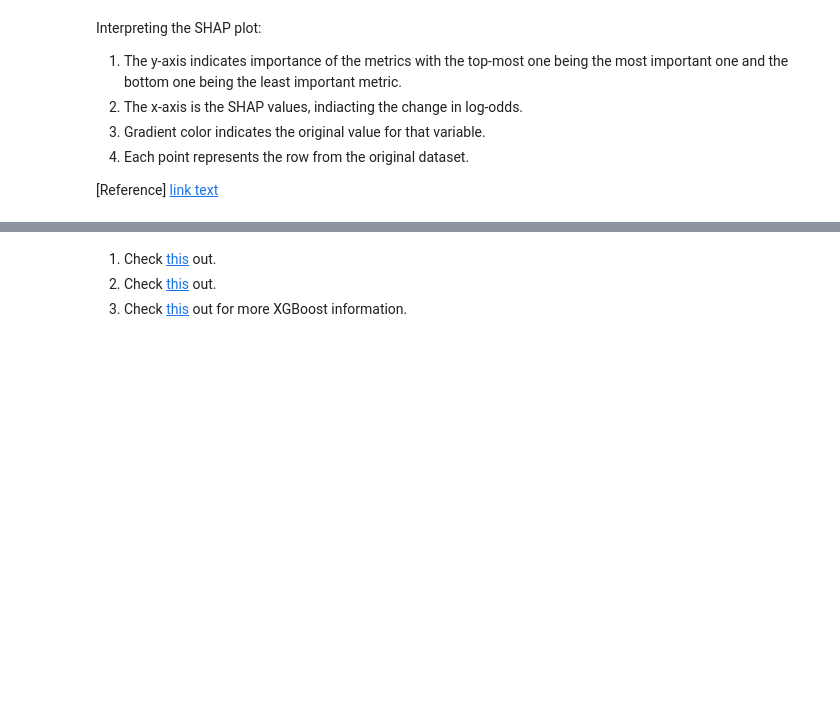
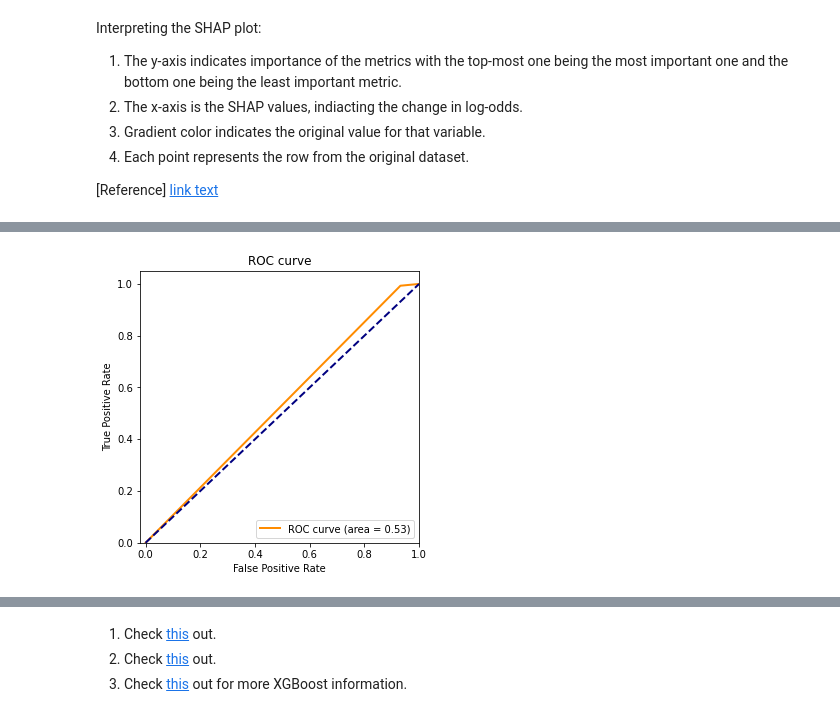
Before and after one commit to PrithaSarkar/Dissertation, a Jupyter notebook: Pull_request_Analysis.ipynb, the cells around one changed output, grey strips where cells are left out. Saved outputs shown, nothing was run; the diff lists cells and outputs as text; code cells hidden in the pictures; blank space fills up the shorter version.

```diff
--- a/Pull_request_Analysis.ipynb
+++ b/Pull_request_Analysis.ipynb
@@ -363,0 +441,5 @@ Interpreting the SHAP plot:
+# %%
+sorted_idx = np.argsort(model.feature_importances_)[::-1]
+print(sorted_idx)
+for index in sorted_idx:
+  print([X.columns[index], model.feature_importances_[index]])
@@ -363,0 +464,7 @@ Interpreting the SHAP plot:
+# %%
+sum = 0.0
+for value in model.feature_importances_:
+  sum = sum+value
+
+threshold_1 = sum/len(model.feature_importances_)
+print(threshold_1)
@@ -363,0 +473,7 @@ Interpreting the SHAP plot:
+# %%
+imp_features_1 = []
+for index in sorted_idx:
+  if threshold_1>=model.feature_importances_[index]:
+    imp_features_1.append(X.columns[index])
+
+print(imp_features_1)
@@ -363,0 +482,18 @@ Interpreting the SHAP plot:
+# %%
+X_new_1 = pd.DataFrame(columns = imp_features_1)
+for feature in imp_features_1:
+  X_new_1[feature] = train[feature]
+
+model_new = XGBClassifier()
+
+model_new.fit(X_new_1, y)
+
+test_new_1 = pd.DataFrame(columns = imp_features_1)
+for feature in imp_features_1:
+  test_new_1[feature] = test[feature]
+
+y_pred_new_1 = model_new.predict(test_new_1)
+
+print("Computation Time")
+start=datetime.now()
+print(datetime.now()-start)
@@ -363,0 +522,4 @@ Interpreting the SHAP plot:
+# %%
+roc_auc_curve(test_results, y_pred_new_1)
+# %% [output]
+[figure, added]
```
Also changed, not shown: parts of 50 cells of this notebook.
